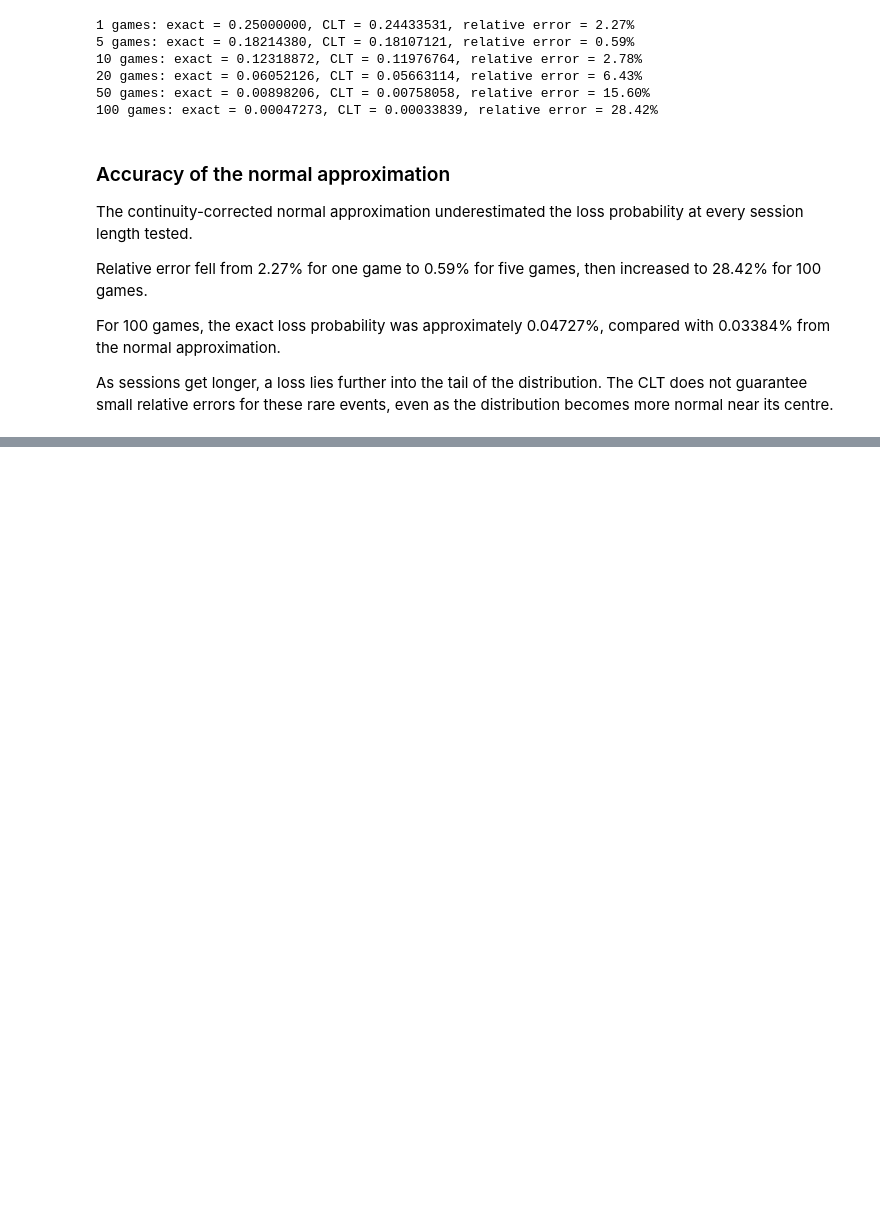
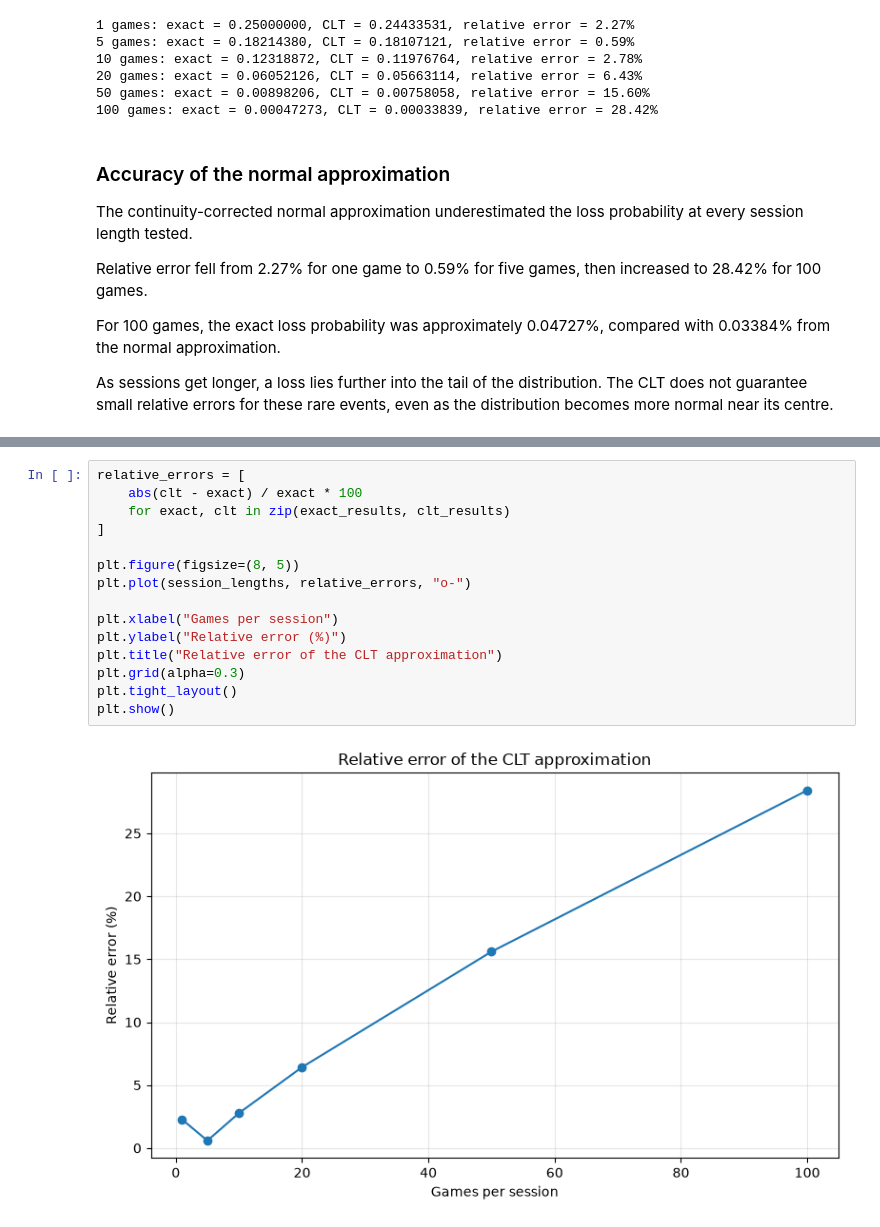
Before and after one commit to sandaybeo/dice-game-risk-analysis, a Jupyter notebook: dice_game.ipynb, the cells around one changed output, grey strips where cells are left out. Cells and saved outputs as stored; diff of their text form; blank space fills up the shorter version.

```diff
--- a/dice_game.ipynb
+++ b/dice_game.ipynb
@@ -280,0 +300,17 @@ near its centre.
+# %%
+relative_errors = [
+    abs(clt - exact) / exact * 100
+    for exact, clt in zip(exact_results, clt_results)
+]
+
+plt.figure(figsize=(8, 5))
+plt.plot(session_lengths, relative_errors, "o-")
+
+plt.xlabel("Games per session")
+plt.ylabel("Relative error (%)")
+plt.title("Relative error of the CLT approximation")
+plt.grid(alpha=0.3)
+plt.tight_layout()
+plt.show()
+# %% [output]
+[figure, added]
```
Also changed, not shown: parts of 2 cells of this notebook.
